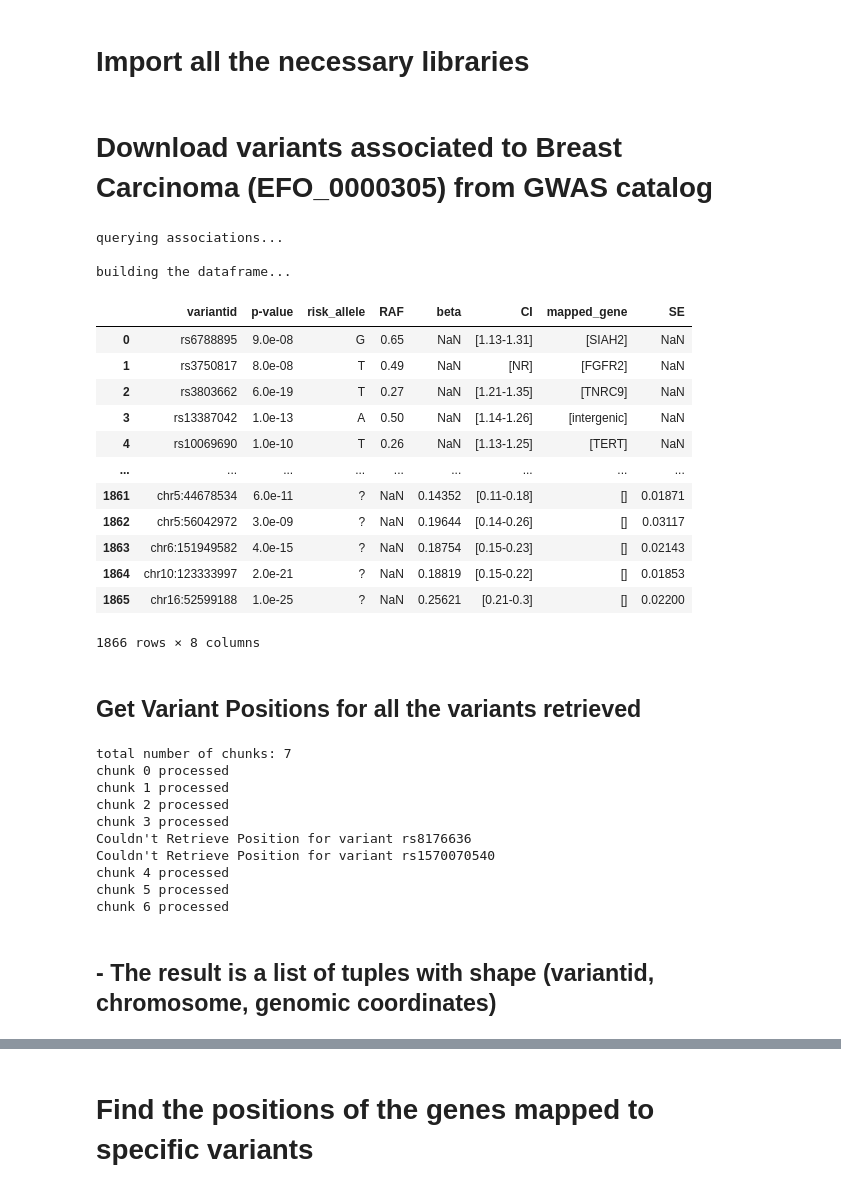
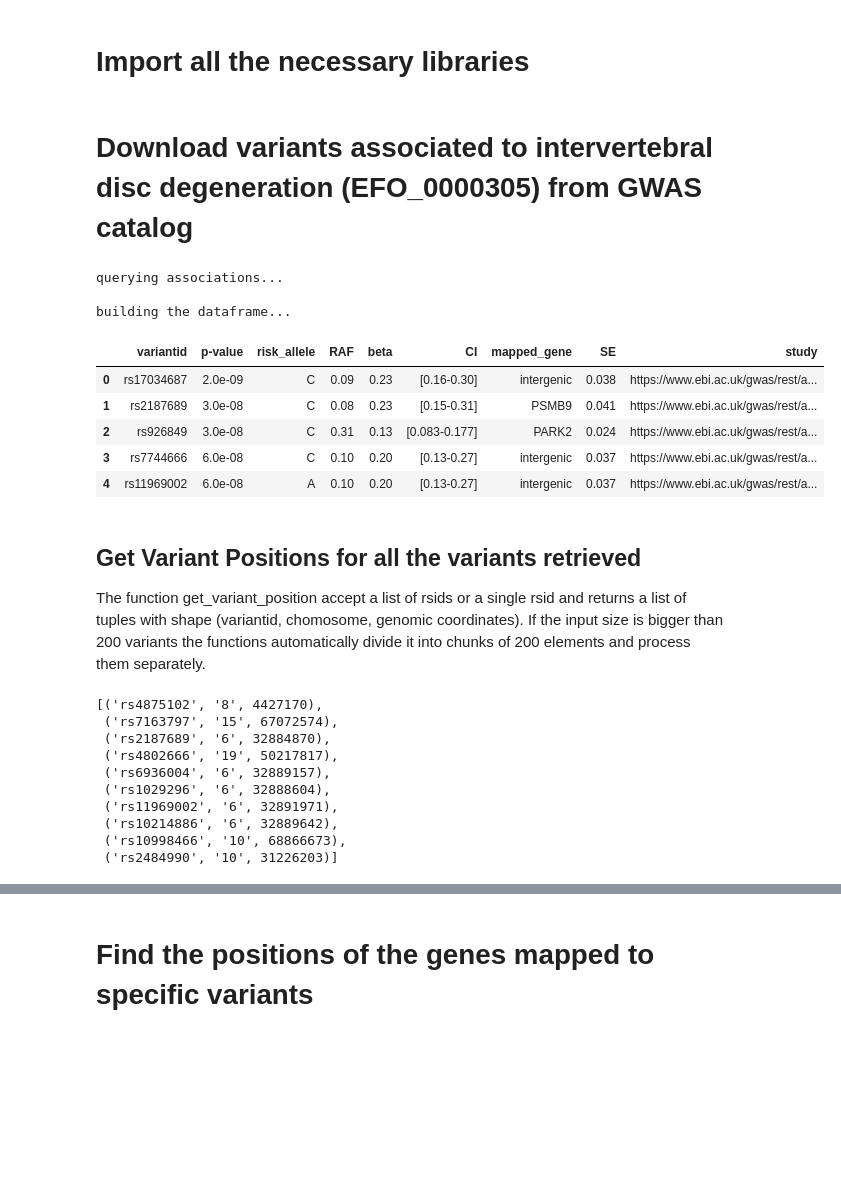
Before and after one commit to freh-g/genopyc, a Jupyter notebook: tutorials/Genopyc-tutorial-notebook.ipynb, the cells around one changed output, grey strips where cells are left out. Cells and saved outputs as stored; diff of their text form; code cells hidden in the pictures; blank space fills up the shorter version.

```diff
--- a/tutorials/Genopyc-tutorial-notebook.ipynb
+++ b/tutorials/Genopyc-tutorial-notebook.ipynb
@@ -19,41 +16,34 @@ from collections import Counter
 # %% [markdown]
-# Download variants associated to Breast Carcinoma (EFO_0000305) from GWAS catalog
+# Download variants associated to intervertebral disc degeneration (EFO_0000305) from GWAS catalog
 # %%
-associations=gp.get_associations('EFO_0000305',verbose=True)
-associations
+associations=gp.get_associations('EFO_0004994',verbose=True)
+associations.head()
 # %% [output]
 querying associations...
 
 building the dataframe...
-|  | variantid | p-value | risk_allele | RAF | beta | CI | mapped_gene | SE |
-| 0 | rs6788895 | 9.0e-08 | G | 0.65 | NaN | [1.13-1.31] | [SIAH2] | NaN |
-| 1 | rs3750817 | 8.0e-08 | T | 0.49 | NaN | [NR] | [FGFR2] | NaN |
-| 2 | rs3803662 | 6.0e-19 | T | 0.27 | NaN | [1.21-1.35] | [TNRC9] | NaN |
-| 3 | rs13387042 | 1.0e-13 | A | 0.50 | NaN | [1.14-1.26] | [intergenic] | NaN |
-| 4 | rs10069690 | 1.0e-10 | T | 0.26 | NaN | [1.13-1.25] | [TERT] | NaN |
-| ... | ... | ... | ... | ... | ... | ... | ... | ... |
-| 1861 | chr5:44678534 | 6.0e-11 | ? | NaN | 0.14352 | [0.11-0.18] | [] | 0.01871 |
-| 1862 | chr5:56042972 | 3.0e-09 | ? | NaN | 0.19644 | [0.14-0.26] | [] | 0.03117 |
-| 1863 | chr6:151949582 | 4.0e-15 | ? | NaN | 0.18754 | [0.15-0.23] | [] | 0.02143 |
-| 1864 | chr10:123333997 | 2.0e-21 | ? | NaN | 0.18819 | [0.15-0.22] | [] | 0.01853 |
-| 1865 | chr16:52599188 | 1.0e-25 | ? | NaN | 0.25621 | [0.21-0.3] | [] | 0.02200 |
+|  | variantid | p-value | risk_allele | RAF | beta | CI | mapped_gene | SE | study |
+| 0 | rs17034687 | 2.0e-09 | C | 0.09 | 0.23 | [0.16-0.30] | intergenic | 0.038 | https://www.ebi.ac.uk/gwas/rest/a... |
+| 1 | rs2187689 | 3.0e-08 | C | 0.08 | 0.23 | [0.15-0.31] | PSMB9 | 0.041 | https://www.ebi.ac.uk/gwas/rest/a... |
+| 2 | rs926849 | 3.0e-08 | C | 0.31 | 0.13 | [0.083-0.177] | PARK2 | 0.024 | https://www.ebi.ac.uk/gwas/rest/a... |
+| 3 | rs7744666 | 6.0e-08 | C | 0.10 | 0.20 | [0.13-0.27] | intergenic | 0.037 | https://www.ebi.ac.uk/gwas/rest/a... |
+| 4 | rs11969002 | 6.0e-08 | A | 0.10 | 0.20 | [0.13-0.27] | intergenic | 0.037 | https://www.ebi.ac.uk/gwas/rest/a... |
-1866 rows × 8 columns
 # %% [markdown]
 ## Get Variant Positions for all the variants retrieved
+
+The function get_variant_position accept a list of rsids or a single rsid and returns a list of tuples with shape (variantid, chomosome, genomic coordinates). If the input size is bigger than 200 variants the functions automatically divide it into chunks of 200 elements and process them separately.
 # %%
 variants=list(set(associations.variantid.tolist()))
+variant_positions=gp.get_variant_position(variants)
+variant_positions[:10]
+# %% [output]
+[('rs4875102', '8', 4427170),
+ ('rs7163797', '15', 67072574),
+ ('rs2187689', '6', 32884870),
+ ('rs4802666', '19', 50217817),
+ ('rs6936004', '6', 32889157),
+ ('rs1029296', '6', 32888604),
+ ('rs11969002', '6', 32891971),
+ ('rs10214886', '6', 32889642),
+ ('rs10998466', '10', 68866673),
+ ('rs2484990', '10', 31226203)]
-# %%
-variant_positions=gp.get_variant_position_many(variants)
-# %% [output]
-total number of chunks: 7
-chunk 0 processed
-chunk 1 processed
-chunk 2 processed
-chunk 3 processed
-Couldn't Retrieve Position for variant rs8176636
-Couldn't Retrieve Position for variant rs1570070540
-chunk 4 processed
-chunk 5 processed
-chunk 6 processed
-# %% [markdown]
-## - The result is a list of tuples with shape (variantid, chromosome, genomic coordinates)
```
Also changed, not shown: parts of 72 cells of this notebook, 3 other files.
